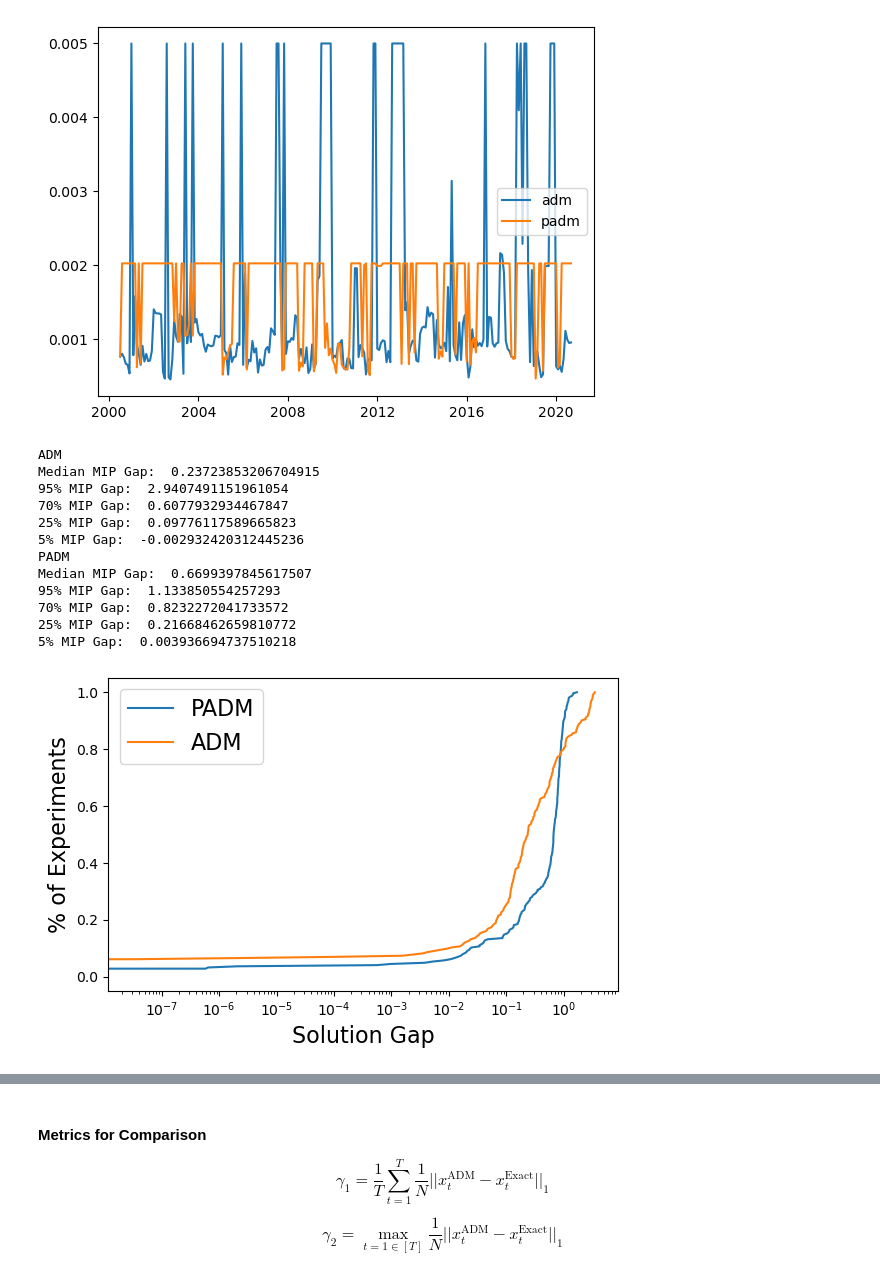
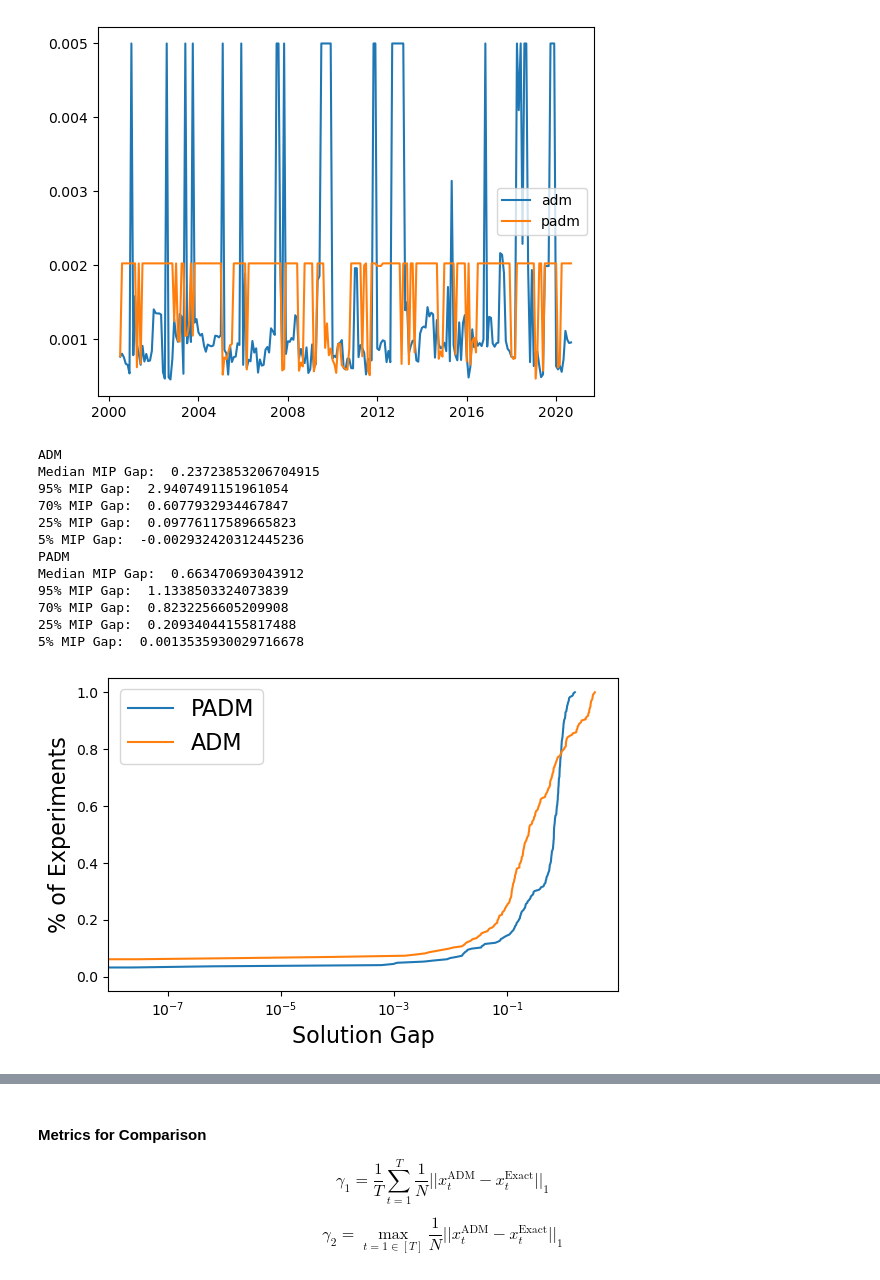
Before and after one commit to davidislip/integrated-svm-mvo, a Jupyter notebook: 4.0 Results.ipynb, the cells around one changed output, grey strips where cells are left out. Saved outputs shown, nothing was run; the diff lists cells and outputs as text; code cells hidden in the pictures.

```diff
--- a/4.0 Results.ipynb
+++ b/4.0 Results.ipynb
@@ -21,7 +21,7 @@ dpi_setting = 150
 with open(pth + "svm_adm_2023.pkl",'rb') as fp:
   (adm_wgts, adm_obj_inf, adm_svm_wgts, adm_z, adm_xi) = pickle.load(fp)
 
-with open(pth + "svm_padm3_2023.pkl",'rb') as fp:
+with open(pth + "svm_padm6_2023.pkl",'rb') as fp:
   (padm_wgts, padm_obj_inf, padm_svm_wgts, padm_z, padm_xi) = pickle.load(fp)
 
 #SVM Exact
@@ -77,9 +77,9 @@ plt.legend()
 <matplotlib.legend.Legend at 0x...>
 [figure]
 # %%
-exact_obj = exact_obj_inf.Risk + exact_obj_inf.Margin #+ exact_obj_inf.Infeasibility
-adm_obj = adm_obj_inf.Risk + adm_obj_inf.Margin #+ adm_obj_inf.Infeasibility
-padm_obj = padm_obj_inf.Risk + padm_obj_inf.Margin #+ padm_obj_inf.Infeasibility
+exact_obj = exact_obj_inf.Risk + exact_obj_inf.Margin + exact_obj_inf.Infeasibility
+adm_obj = adm_obj_inf.Risk + adm_obj_inf.Margin + adm_obj_inf.Infeasibility
+padm_obj = padm_obj_inf.Risk + padm_obj_inf.Margin + padm_obj_inf.Infeasibility
 
 def print_MIP(obj_inf, exact_obj_inf, feasible = None, name=""):
     """
@@ -133,39 +133,39 @@ def print_risk_MIP(obj_inf, exact_obj_inf, feasible = None, name=""):
     return MIP_Gaps
 
 
 adm_MIP = print_MIP(adm_obj_inf, exact_obj_inf, None, name = "ADM")
 padm_MIP = print_MIP(padm_obj_inf, exact_obj_inf, None, name = "PADM")
 
 padm_prob = np.linspace(0,1, len(padm_MIP))
 adm_prob = np.linspace(0,1, len(adm_MIP))
 
 
 adm_dt_cdf = np.sort(adm_MIP)
 padm_dt_cdf = np.sort(padm_MIP)
 plt.figure(figsize = (6,4))
 plt.plot(padm_dt_cdf, padm_prob, label = "PADM")
 plt.plot(adm_dt_cdf, adm_prob, label = "ADM")
 plt.xscale('log')
 plt.legend(fontsize = 16)
 # plt.title("Solution Gap CDF: Randomized vs Deterministic PADM")
 plt.ylabel("% of Experiments",fontsize = 16)
 plt.xlabel("Solution Gap",fontsize = 16)
 plt.tight_layout()
 plt.savefig(img_path + "p8.svg", dpi = dpi_setting)
 # %% [output]
 ADM
 Median MIP Gap:  0.23723853206704915
 95% MIP Gap:  2.9407491151961054
 70% MIP Gap:  0.6077932934467847
 25% MIP Gap:  0.09776117589665823
 5% MIP Gap:  -0.002932420312445236
 PADM
-Median MIP Gap:  0.6699397845617507
-95% MIP Gap:  1.133850554257293
-70% MIP Gap:  0.8232272041733572
-25% MIP Gap:  0.21668462659810772
-5% MIP Gap:  0.003936694737510218
+Median MIP Gap:  0.663470693043912
+95% MIP Gap:  1.1338503324073839
+70% MIP Gap:  0.8232256605209908
+25% MIP Gap:  0.20934044155817488
+5% MIP Gap:  0.0013535930029716678
-[figure, old version]
+[figure, new version]
 # %%
 adm_MIP = print_risk_MIP(adm_obj_inf, exact_obj_inf, None, name = "ADM")
 padm_MIP = print_risk_MIP(padm_obj_inf, exact_obj_inf, None, name = "PADM")
```
Also changed, not shown: parts of 11 cells of this notebook, 5 other files.
